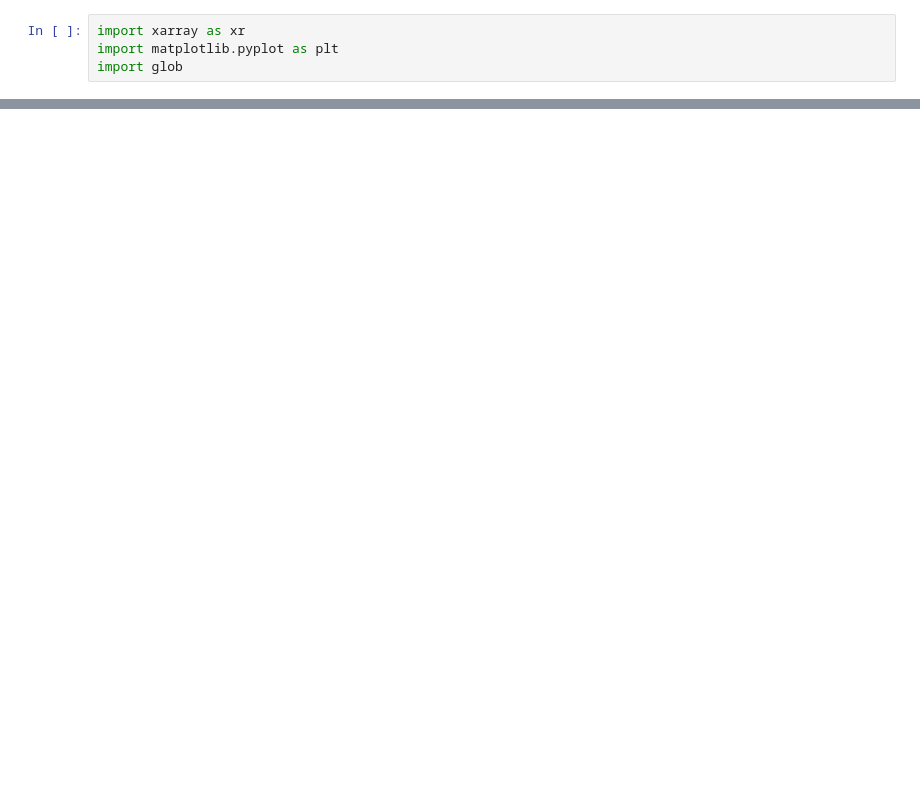
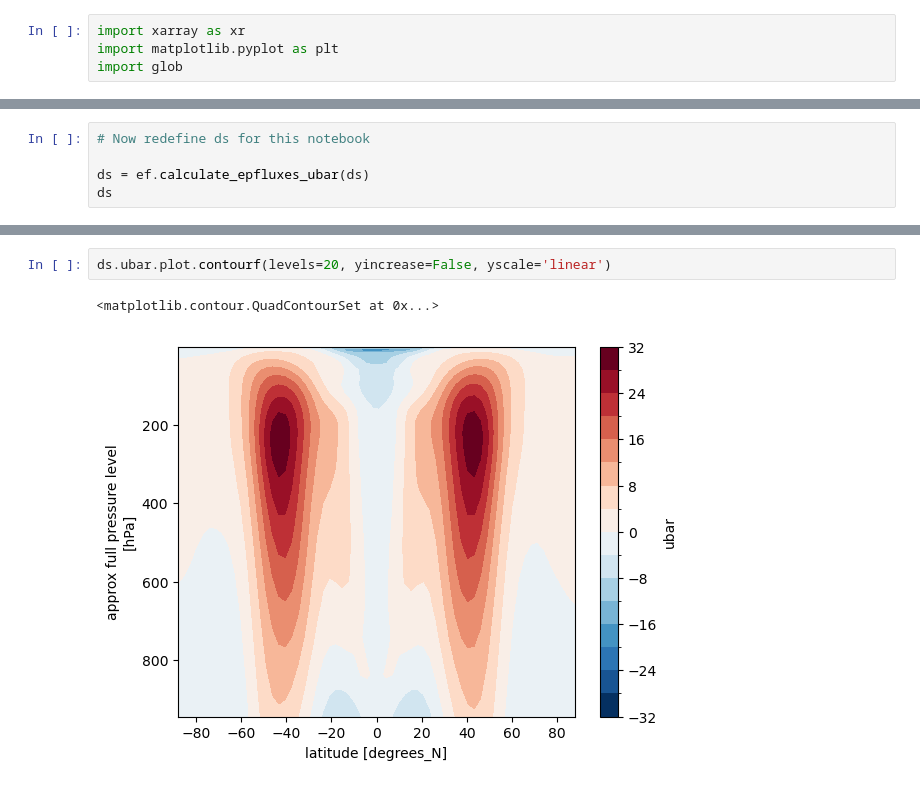
Before and after one commit to Caturrell/eddy_feedback, a Jupyter notebook: isca/exploring/held_suarez.ipynb, the cells around one changed output, grey strips where cells are left out. Cells and saved outputs as stored; diff of their text form; blank space fills up the shorter version.

```diff
--- a/isca/exploring/held_suarez.ipynb
+++ b/isca/exploring/held_suarez.ipynb
@@ -28,0 +27,5 @@ Coordinates:
+# %%
+# Now redefine ds for this notebook
+
+ds = ef.calculate_epfluxes_ubar(ds)
+ds
@@ -28,0 +71,5 @@ Coordinates:
+# %%
+ds.ubar.plot.contourf(levels=20, yincrease=False, yscale='linear')
+# %% [output]
+<matplotlib.contour.QuadContourSet at 0x...>
+[figure, added]
```
Also changed, not shown: parts of 11 cells of this notebook, 2 other files.
